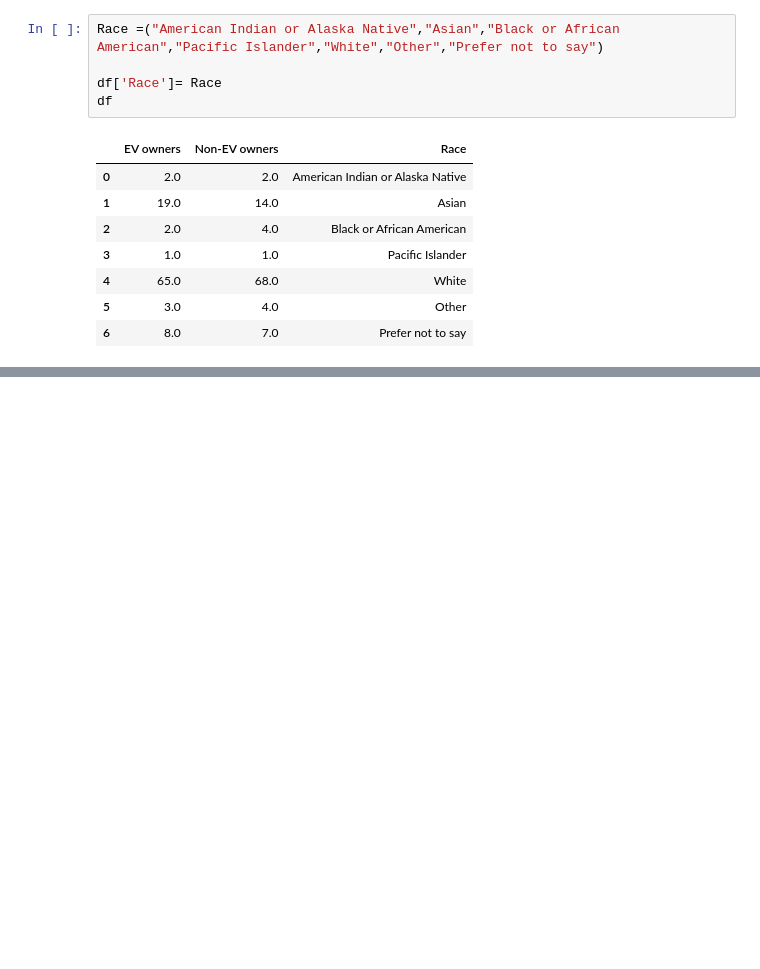
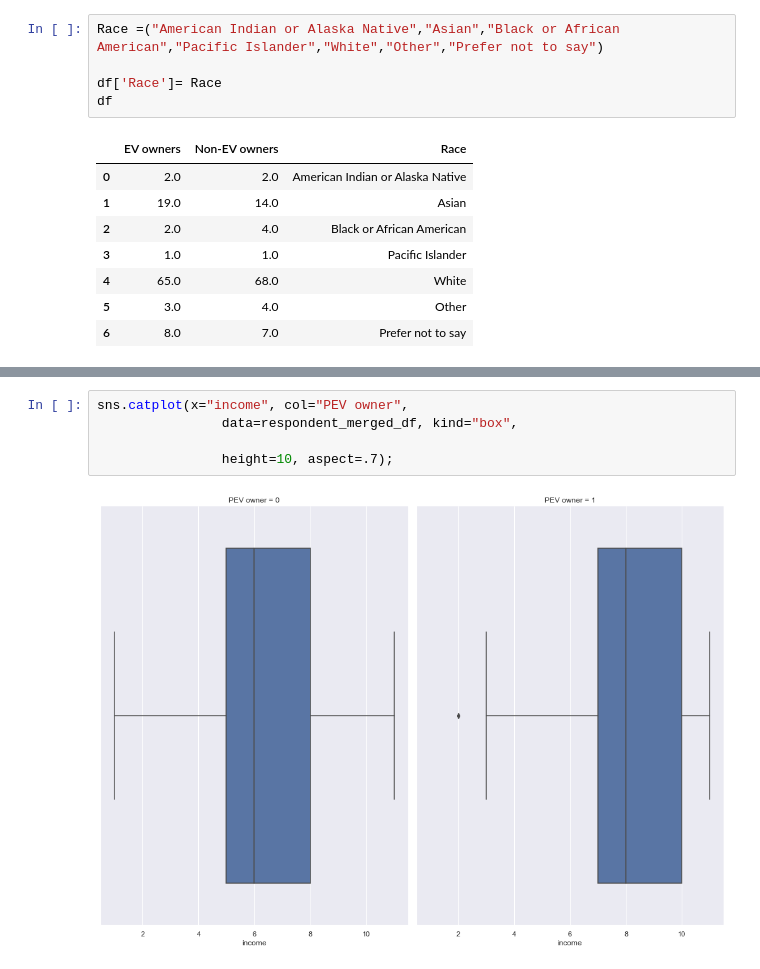
Before and after one commit to RussellShelley/Energy_Analysis, a Jupyter notebook: Visualization/python_analytics.ipynb, the cells around one changed output, grey strips where cells are left out. Drawn from its saved outputs; the diff is of its cells as text; blank space fills up the shorter version.

```diff
--- a/Visualization/python_analytics.ipynb
+++ b/Visualization/python_analytics.ipynb
@@ -817,0 +843,7 @@ g = sns.countplot(
+# %%
+sns.catplot(x="income", col="PEV owner",
+                data=respondent_merged_df, kind="box",
+
+                height=10, aspect=.7);
+# %% [output]
+[figure, added]
```
Also changed, not shown: parts of 12 cells of this notebook, 1 other file.
